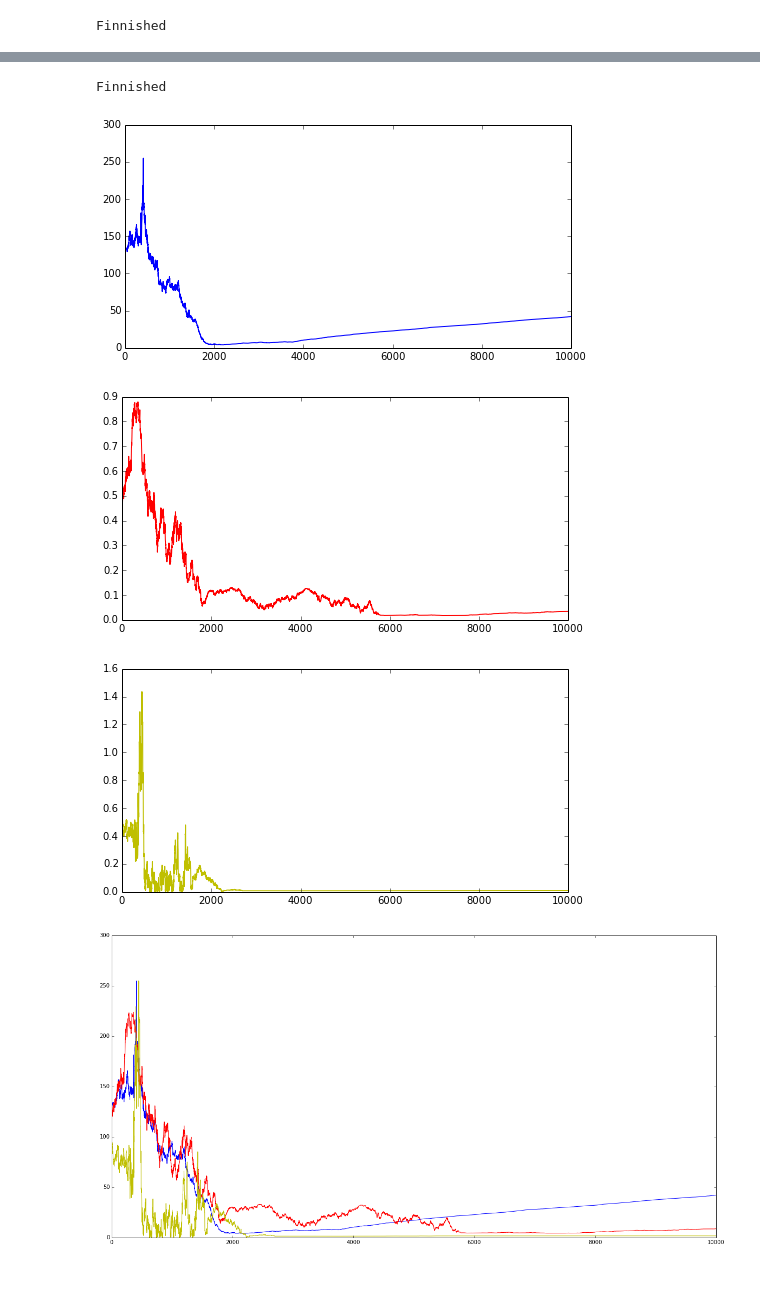
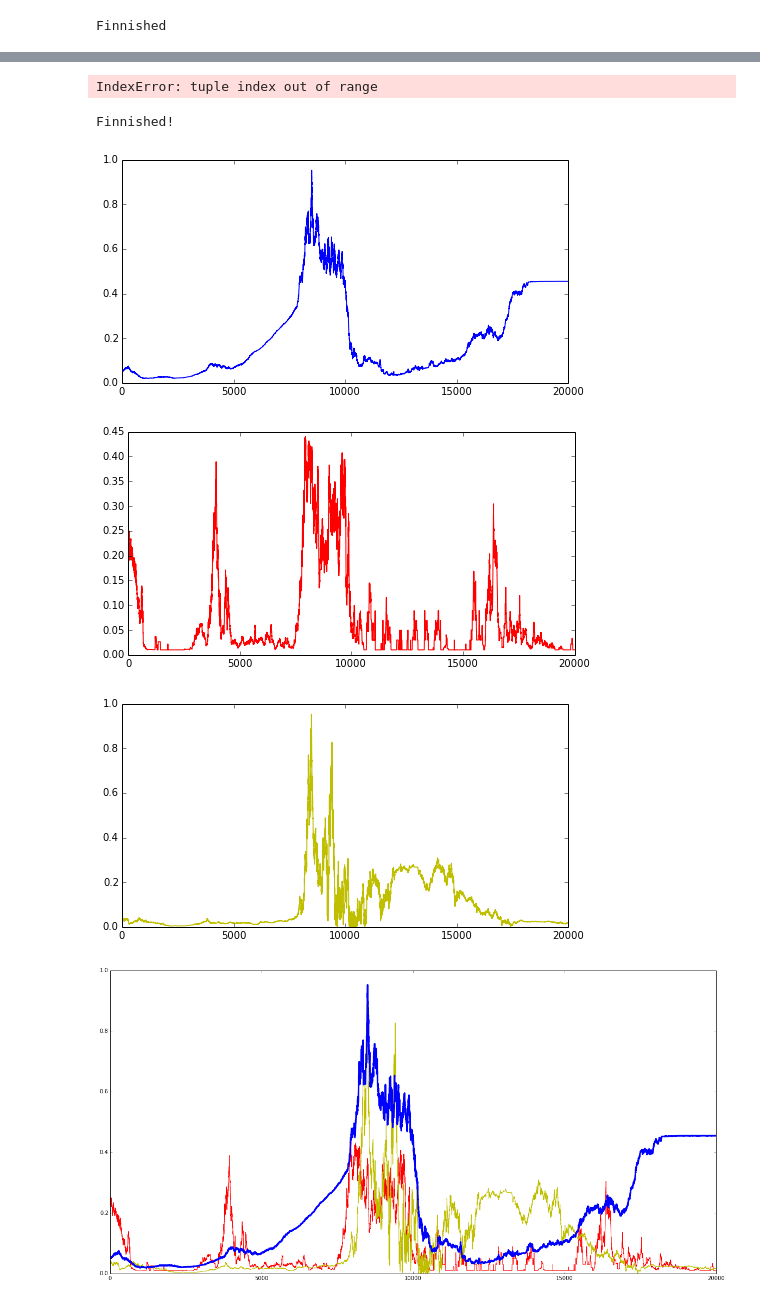
Before and after one commit to rmorshea/home-gitlab, a Jupyter notebook: projects/Pred_Prey_Evo/Test_Evo.ipynb, the cells around one changed output, grey strips where cells are left out. Drawn from its saved outputs; the diff is of its cells as text; code cells hidden in the pictures.

```diff
--- a/projects/Pred_Prey_Evo/Test_Evo.ipynb
+++ b/projects/Pred_Prey_Evo/Test_Evo.ipynb
@@ -152,13 +152,6 @@ def run_syst(length,pop_size,gens,Smut_fact=0,Smut_rate=0,osc_per=None,osc_mag=N
 
     Omut_fact=0
 
-    if osc_per==None:
-        def Smut_func(t,osc_mag,osc_per,osc_offst):
-            return Smut_rate
-    else:
-        def Smut_func(t,osc_mag,osc_per,osc_offst):
-            return osc_mag*np.cos(float(t)/osc_per)+osc_offst
-
     def rand_muts(rate):
         if random.random()<rate:
             return 1
@@ -171,6 +164,8 @@ def run_syst(length,pop_size,gens,Smut_fact=0,Smut_rate=0,osc_per=None,osc_mag=N
             a = fact+random.gauss(0,fact)*rand_muts(rate)
         return a
 
+#------------------------------------------------------------------------------
+
     Survi_facts=[]
     Omut_rates=[]
     Omut_facts=[]
@@ -180,8 +175,6 @@ def run_syst(length,pop_size,gens,Smut_fact=0,Smut_rate=0,osc_per=None,osc_mag=N
         rand=random.random()
         rand_int=random.randint(0,length-1)
 
-        Smut_rate=Smut_func(t,osc_mag,osc_per,osc_offst)
-        Smut=random.gauss(mu=0,sigma=Smut_fact)
 
             # ind_list represents a list of the three random indicies in the list
             # of orgnisms (that list being Pop)
@@ -426,25 +479,36 @@ def run_syst(length,pop_size,gens,Smut_fact=0,Smut_rate=0,osc_per=None,osc_mag=N
-# %%
-System=run_syst(5,50,100000)
-gens=System[0]
-# %% [output]
-Finnished
+# %%
+System=run_syst(5,50,20000,'constant',700,0.2,0.6,10)
+gens=System[0]
+Psurvs=System[1]
+Orates=System[2]
+Ofacts=System[3]
+Srates=System[4]
+Sfacts=System[5]
+# %% [output]
+IndexError: tuple index out of range
+Finnished!
 # %%
 plt.figure(figsize=(8,4))
-plt.plot(gens,System[1],color='b')
+plt.plot(gens,Psurvs,color='b')
+#plt.plot(gens,Srates,color='m')
 plt.show()
 plt.figure(figsize=(8,4))
-plt.plot(gens,np.array(System[2]),color='r')
+plt.plot(gens,Orates,color='r')
+#plt.plot(gens,Srates,color='m')
 plt.show()
 plt.figure(figsize=(8,4))
-plt.plot(gens,np.array(System[3]),color='y')
+plt.plot(gens,Ofacts,color='y')
+#plt.plot(gens,Sfacts,color='g')
 plt.show()
 plt.figure(figsize=(20,10))
-plt.plot(gens,System[1],color='b')
-plt.plot(gens,max(System[1])*np.array(System[2]),color='r')
-plt.plot(gens,max(System[1])*np.array(System[3])/max(np.array(System[3])),color='y')
+plt.plot(gens,Orates,color='r')
+plt.plot(gens,Ofacts,color='y')
+#plt.plot(gens,Srates,color='m')
+#plt.plot(gens,Sfacts,color='g')
+plt.plot(gens,Psurvs,color='b',linewidth=3)
 plt.show()
 # %% [output]
-[figure, old version]
+[figure, new version]
-[figure, old version]
+[figure, new version]
-[figure, old version]
+[figure, new version]
-[figure, old version]
+[figure, new version]
```
Also changed, not shown: parts of 10 cells of this notebook, 12 other files.
